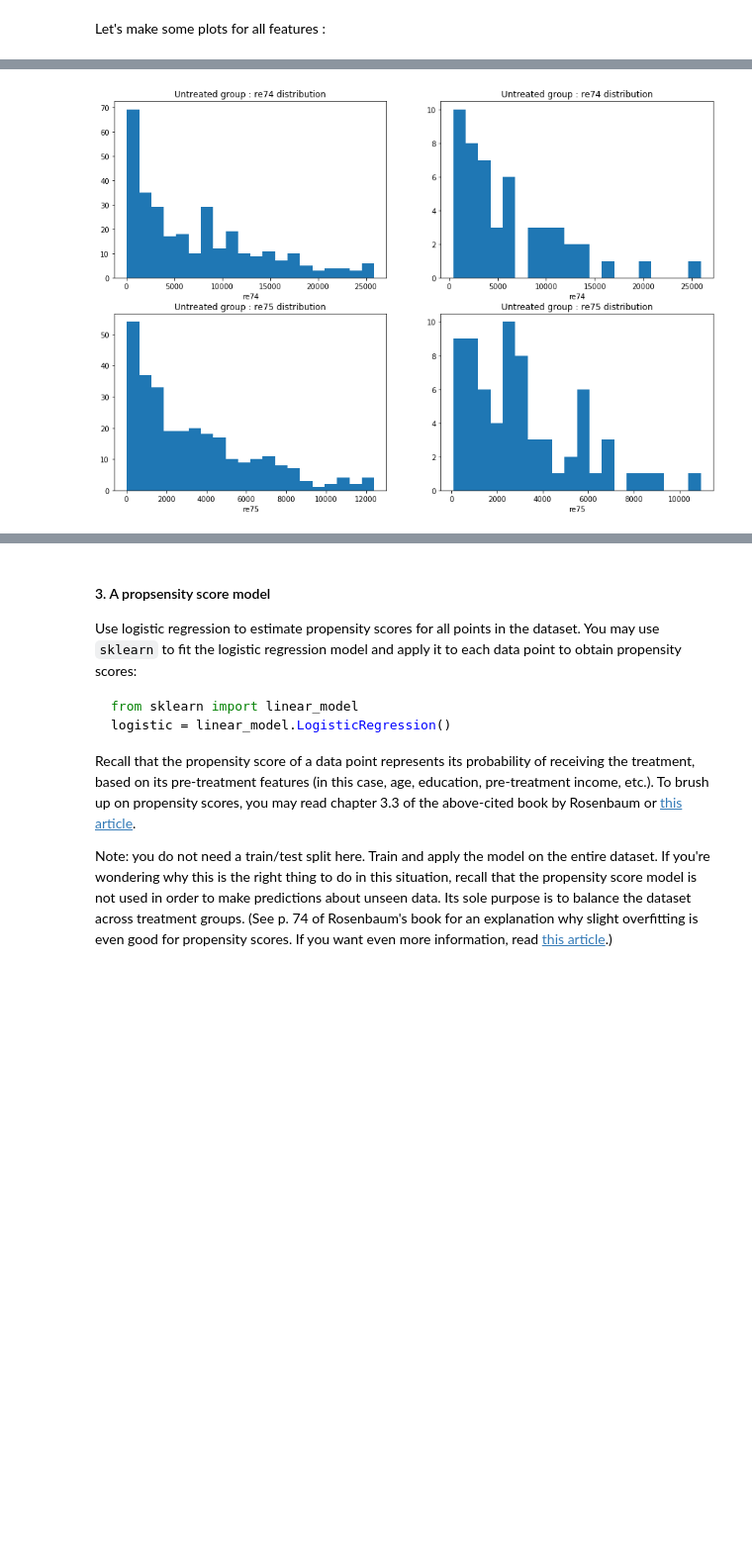
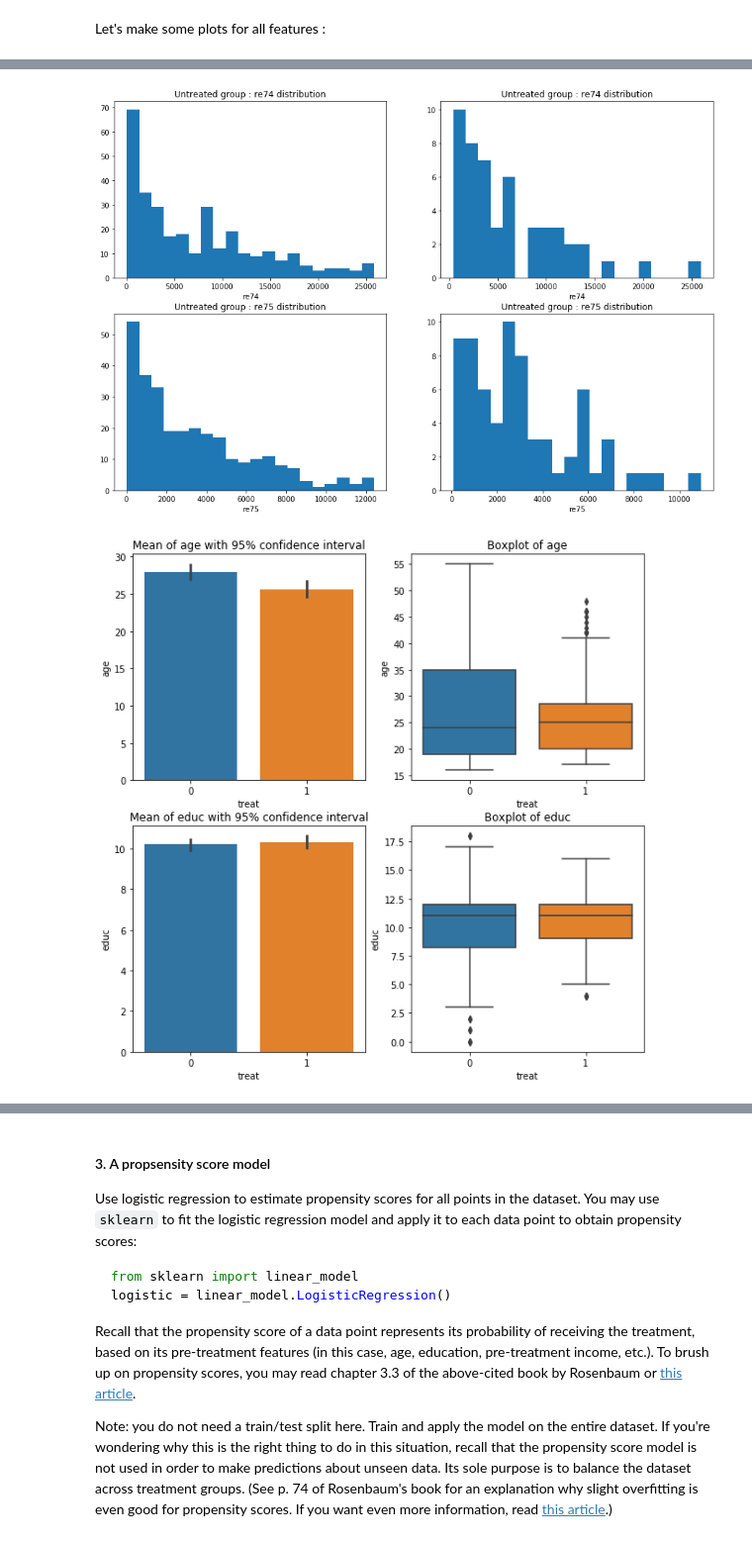
Before and after one commit to mj2905/ProjectMYP, a Jupyter notebook: HW4/Homework 4 Yves.ipynb, the cells around one changed output, grey strips where cells are left out. Shown: that part at 99% size. Drawn from its saved outputs; the diff is of its cells as text; code cells hidden in the pictures; blank space fills up the shorter version.

```diff
--- a/HW4/Homework 4 Yves.ipynb
+++ b/HW4/Homework 4 Yves.ipynb
@@ -142,7 +142,7 @@ def plot_binary_features(data):
         ax[i, 1].set_title(feature+" : groups percentage")
         ax[i, 1].set_xticks([0, 1])
         ax[i, 1].set_ylim(0, 1)
-        sns.barplot(x="treat", y=feature, ci=None, data=data, ax=ax[i, 1])
+        sns.barplot(x="treat", y=feature, ci=None, palette=sns.color_palette("deep", 2), data=data, ax=ax[i, 1])
 # %%
 def plot_age_educ(data):
     """
@@ -179,6 +179,11 @@ def plot_age_educ(data):
         ax[i, 1].set_title("Untreated group : "+feature+" distribution")
         ax[i, 1].set_xlabel(feature)
         ax[i, 1].hist(x.values, bins=20)
+# %%
+def plot_all(data, years=['74', '75', '78']):
+    plot_salaries(data, years)
+    plot_age_educ(data)
+    plot_binary_features(data)
 # %% [markdown]
 #### 1.D) First analysis
 
@@ -260,7 +265,8 @@ data_c = data[(data.re78 < 28000) & (data.re75 < 12500) & (data.re74 < 30000)]
 # %% [markdown]
 Let's make some plots for all features :
 # %%
-plot_salaries(data_c, years=['74', '75'])
+plot_all(data_c, years=['74', '75'])
 # %% [output]
 [figure]
 [figure]
+[figure, added]
```
Also changed, not shown: parts of 31 cells of this notebook.
